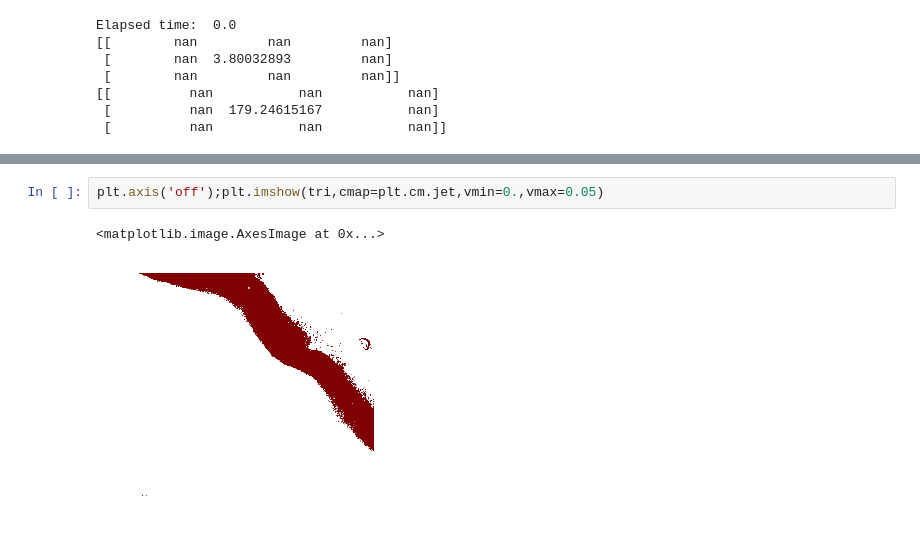
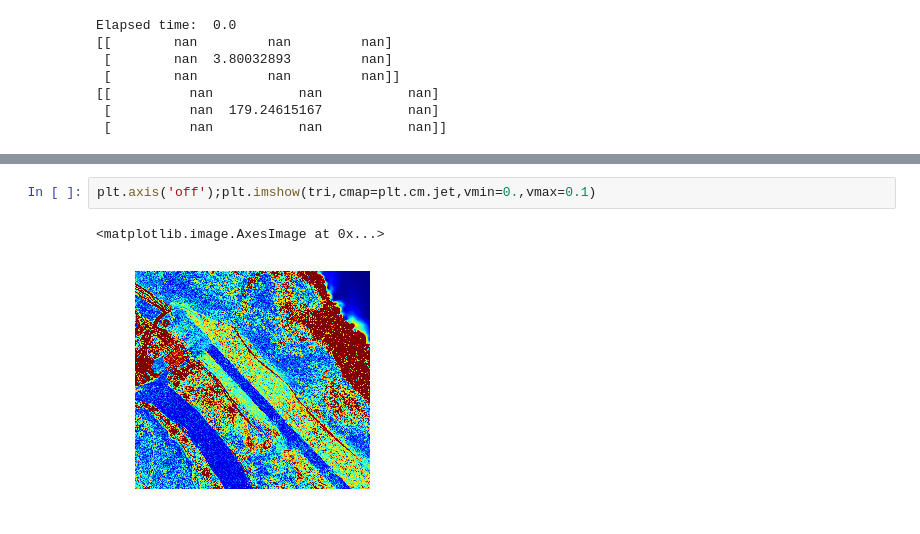
Before and after one commit to csherwood-usgs/Raster_calcs, a Jupyter notebook: Slope_calcs.ipynb, the cells around one changed output, grey strips where cells are left out. Cells and saved outputs as stored; diff of their text form.

```diff
--- a/Slope_calcs.ipynb
+++ b/Slope_calcs.ipynb
@@ -291,5 +319,5 @@ print('Elapsed time: ',time.time()-start_time)
 # %%
-plt.axis('off');plt.imshow(tri,cmap=plt.cm.jet,vmin=0.,vmax=0.05)
+plt.axis('off');plt.imshow(tri,cmap=plt.cm.jet,vmin=0.,vmax=0.1)
 # %% [output]
 <matplotlib.image.AxesImage at 0x...>
-[figure, old version]
+[figure, new version]
```
Also changed, not shown: parts of 14 cells of this notebook, 2 other files.
